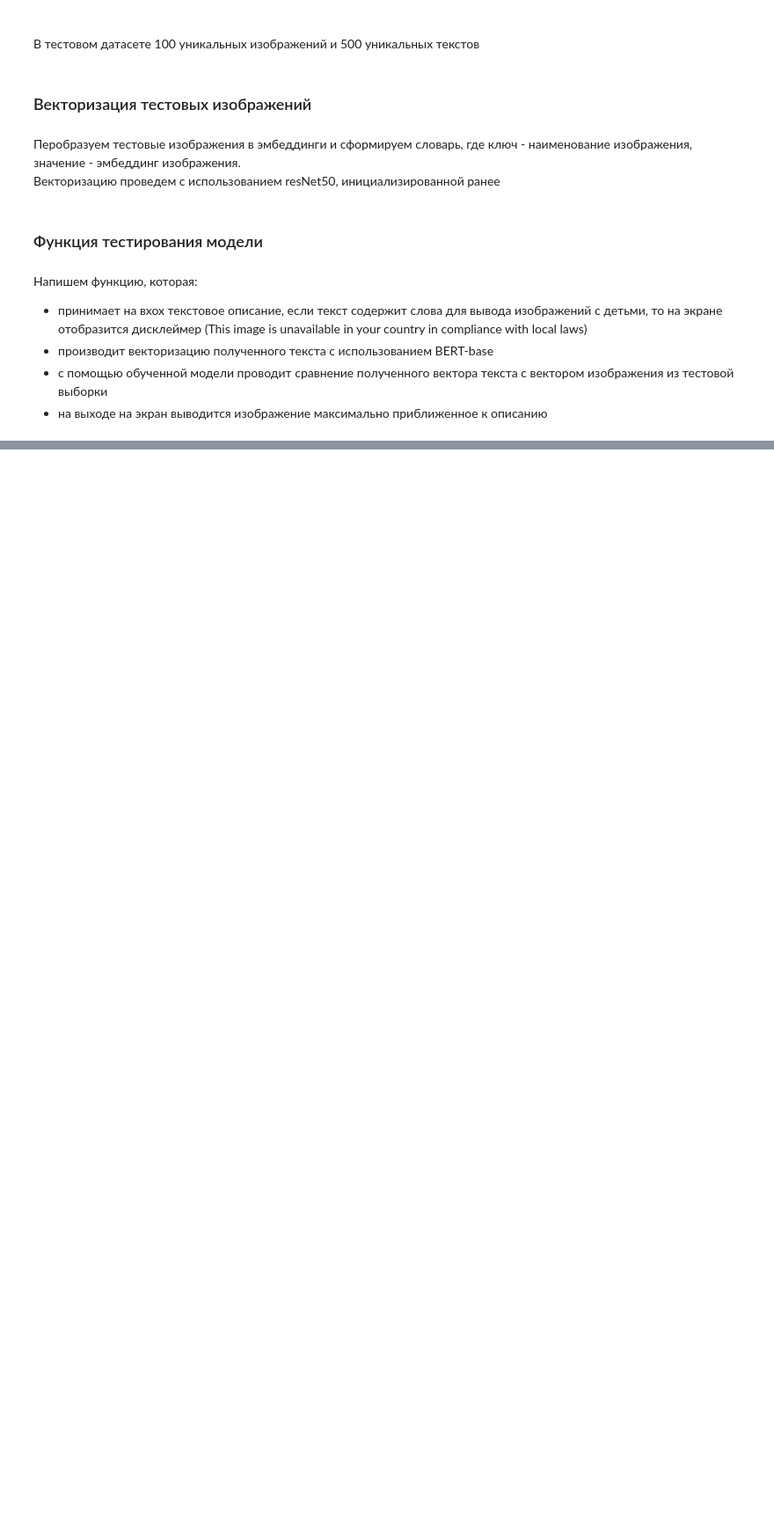
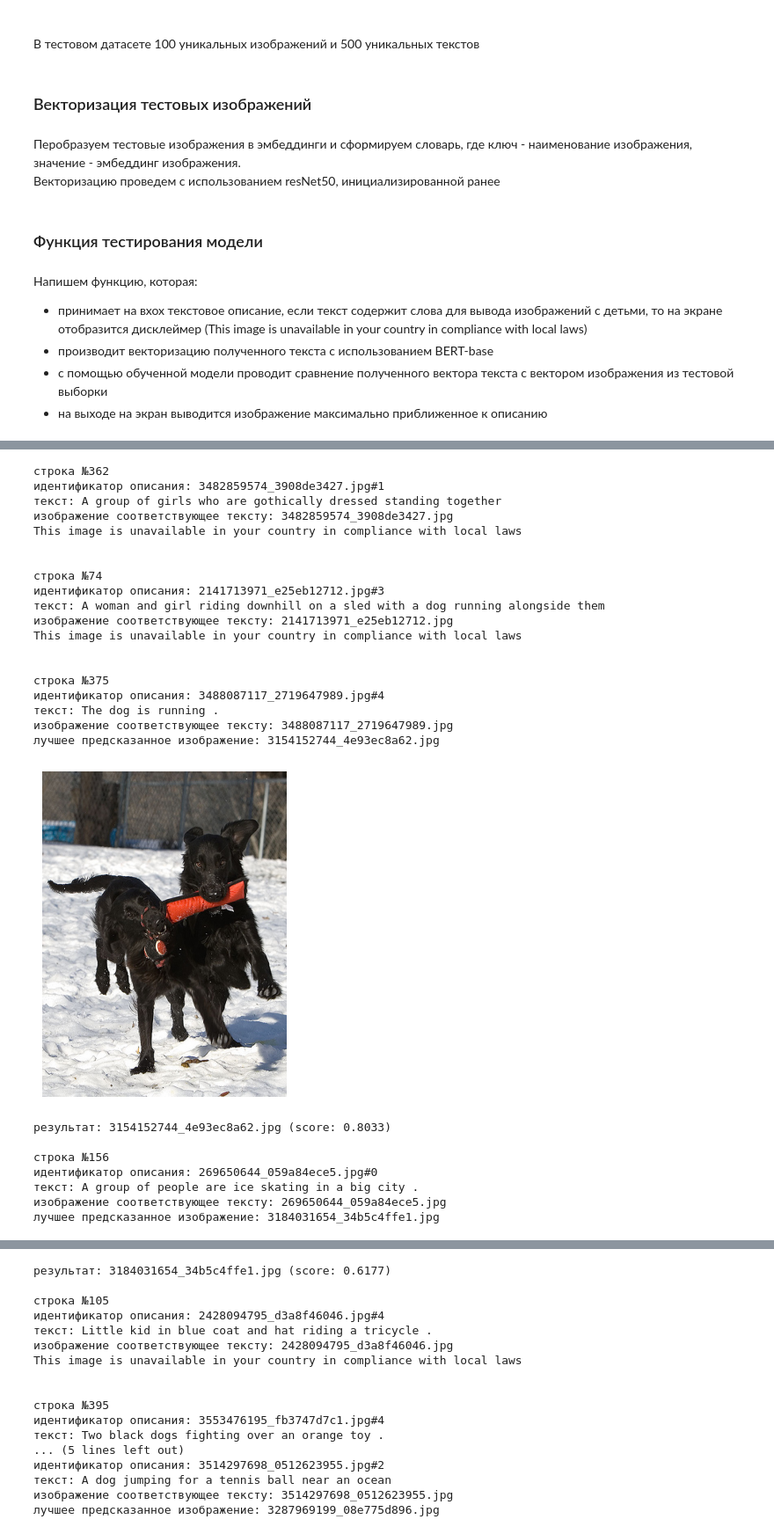
Before and after one commit to dmitriy1burd/Search_for_photos_by_description, a Jupyter notebook: project.ipynb, the cells around one changed output, grey strips where cells are left out. Shown at 88% size. Cells and saved outputs as stored; diff of their text form; code cells hidden in the pictures; blank space fills up the shorter version.

```diff
--- a/project.ipynb
+++ b/project.ipynb
@@ -268,3 +378,10 @@ train_dataset_combined.head()
+# %%
+# список слов, попадающих под юр. ограничения
+words = ['child', 'children', 'kid', 'kids', 'baby',
+         'little', 'small', 'young', 'tiny', 'schoolboy',
+         'schoolgirl', 'preschool', 'teen', 'teenager', 'youth',
+         'sandbox', 'toy', 'kindergarten', 'school', 'classroom',
+         'boy', 'boys', 'girl', 'girls']
 # %%
 # преобразование списка слов в регулярное выражение
 words_pattern = r'\b(' + '|'.join(words) + r')\b'
@@ -1184,7 +1488,8 @@ final_model.eval()
 words = ['child', 'children', 'kid', 'kids', 'baby',
          'little', 'small', 'young', 'tiny', 'schoolboy',
          'schoolgirl', 'preschool', 'teen', 'teenager', 'youth',
-         'sandbox', 'toy', 'kindergarten', 'school', 'classroom']
+         'sandbox', 'toy', 'kindergarten', 'school', 'classroom',
+         'boy', 'boys', 'girl', 'girls']
 # %%
 def test_model(text):
     '''
@@ -1196,7 +1501,8 @@ def test_model(text):
 
     # определение слов, попадающих под юр. ограничения
     if any(word in text for word in words):
-        return 'This image is unavailable in your country in compliance with local laws'
+        print('\033[1mThis image is unavailable in your country in compliance with local laws\033[0m')
+        return None, None
 
     # векторизация текста
     tokenized_text = tokenizer.encode(text,
@@ -1234,7 +1540,7 @@ def test_model(text):
     best_image = scores[0][0]
     best_score = scores[0][1]
 
-    print(f"лучшее изображение: {best_image}")
+    print(f"лучшее предсказанное изображение: {best_image}")
     img_path = os.path.join(test_image_folder, best_image)
     image = Image.open(img_path)
     plt.imshow(image)
@@ -1247,2 +1551,44 @@ test_model('Three women are looking into a camera')
 # %%
-test_dataset.sample(10)
+# количество случайных текстов из тетового датасета
+n_texts = 10
+
+random_samples = test_dataset.sample(n=n_texts, random_state=RANDOM_STATE)
+for idx, row in random_samples.iterrows():
+    print(f'строка №{idx+1}')
+    print(f'идентификатор описания: {row['query_id']}')
+    print(f'текст: \033[1m{row['query_text']}\033[0m')
+    print(f"изображение соответствующее тексту: {row['image']}")
+
+    best_image, best_score = test_model(row['query_text'])
+    if best_image is not None and best_score is not None:
+        print(f'результат: {best_image} (score: {best_score:.4f})\n')
+    else:
+        print('\n')
+# %% [output]
+строка №362
+идентификатор описания: 3482859574_3908de3427.jpg#1
+текст: A group of girls who are gothically dressed standing together
+изображение соответствующее тексту: 3482859574_3908de3427.jpg
+This image is unavailable in your country in compliance with local laws
+
+
+строка №74
+идентификатор описания: 2141713971_e25eb12712.jpg#3
+текст: A woman and girl riding downhill on a sled with a dog running alongside them
+изображение соответствующее тексту: 2141713971_e25eb12712.jpg
+This image is unavailable in your country in compliance with local laws
+
+
+строка №375
+идентификатор описания: 3488087117_2719647989.jpg#4
+текст: The dog is running .
+изображение соответствующее тексту: 3488087117_2719647989.jpg
+лучшее предсказанное изображение: 3154152744_4e93ec8a62.jpg
+[figure, added]
+результат: 3154152744_4e93ec8a62.jpg (score: 0.8033)
+
+строка №156
+идентификатор описания: 269650644_059a84ece5.jpg#0
+текст: A group of people are ice skating in a big city .
+изображение соответствующее тексту: 269650644_059a84ece5.jpg
+лучшее предсказанное изображение: 3184031654_34b5c4ffe1.jpg
@@ -1248,0 +1596,17 @@ test_dataset.sample(10)
+результат: 3184031654_34b5c4ffe1.jpg (score: 0.6177)
+
+строка №105
+идентификатор описания: 2428094795_d3a8f46046.jpg#4
+текст: Little kid in blue coat and hat riding a tricycle .
+изображение соответствующее тексту: 2428094795_d3a8f46046.jpg
+This image is unavailable in your country in compliance with local laws
+
+
+строка №395
+идентификатор описания: 3553476195_fb3747d7c1.jpg#4
+текст: Two black dogs fighting over an orange toy .
+... (5 lines left out)
+идентификатор описания: 3514297698_0512623955.jpg#2
+текст: A dog jumping for a tennis ball near an ocean
+изображение соответствующее тексту: 3514297698_0512623955.jpg
+лучшее предсказанное изображение: 3287969199_08e775d896.jpg
```
Also changed, not shown: parts of 73 cells of this notebook, 6 other files.
